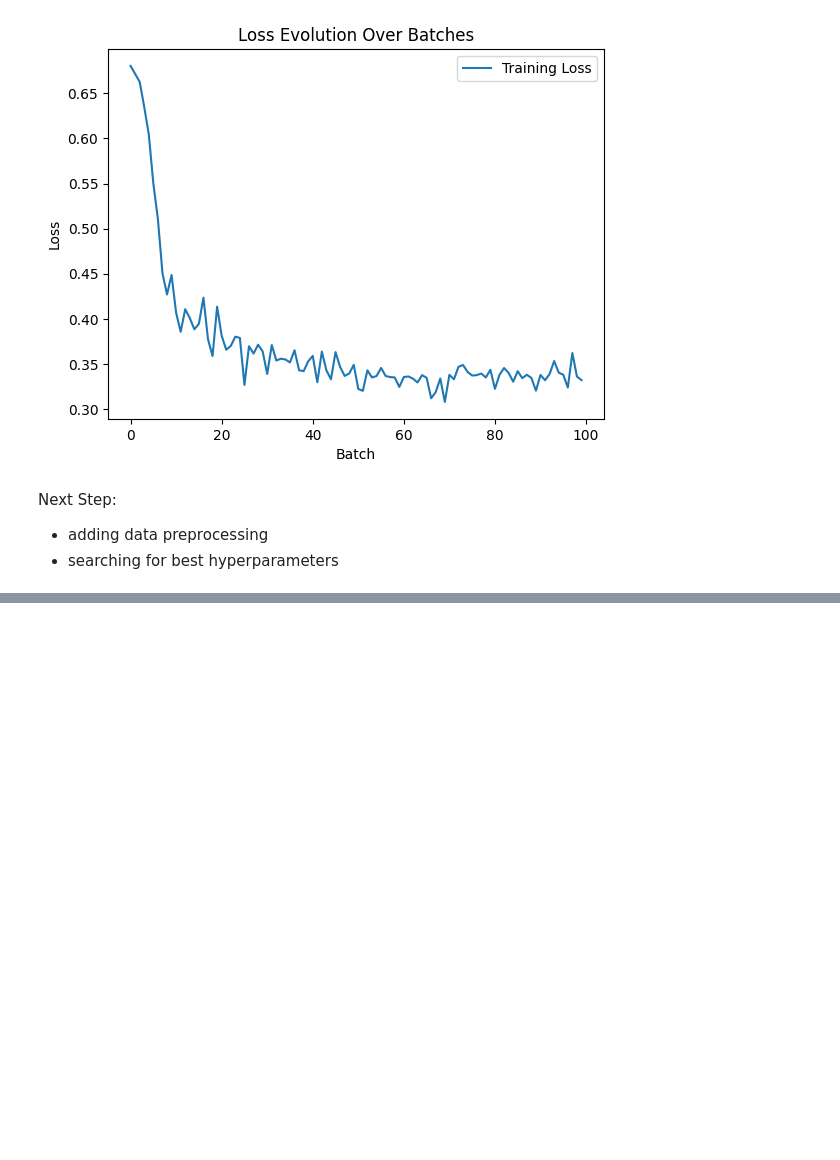
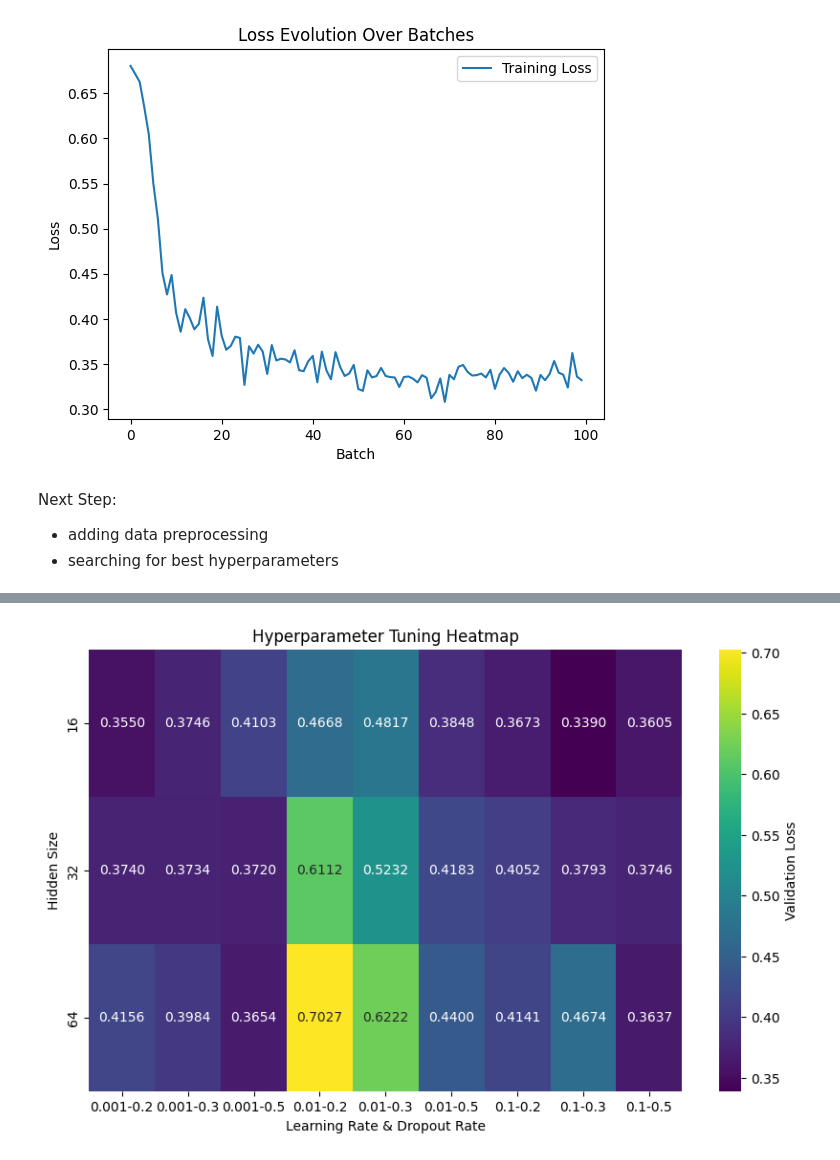
Before and after one commit to DePasquale99/MRI-network, a Jupyter notebook: classification_MLP.ipynb, the cells around one changed output, grey strips where cells are left out. Drawn from its saved outputs; the diff is of its cells as text; code cells hidden in the pictures; blank space fills up the shorter version.

Commit message:
Still grid search not working

```diff
--- a/classification_MLP.ipynb
+++ b/classification_MLP.ipynb
@@ -720,0 +596,82 @@ plt.show()
+# %%
+# Part 2: Training and Hyperparameter Tuning
+
+from itertools import product
+
+# Hyperparameter grid
+param_grid = {
+    'hidden_size': [16, 32, 64],
+    'learning_rate': [0.001, 0.01, 0.1],
+    'dropout_rate': [0.2, 0.3, 0.5],
+}
+
+# Function to train and evaluate a model on the validation set
+def train_and_evaluate_model(hidden_size, learning_rate, dropout_rate):
+    model = ShallowMLP(input_size=X.shape[1], hidden_size=hidden_size, dropout_rate=dropout_rate)
+    criterion = nn.BCELoss()
+    optimizer = optim.AdamW(model.parameters(), lr=learning_rate)
+    scheduler = torch.optim.lr_scheduler.StepLR(optimizer, step_size=10, gamma=0.5)
+
+    num_epochs = 100
+    val_losses = []
+
+    for epoch in range(num_epochs):
+        model.train()
+
+        for inputs, labels in train_loader:
+            optimizer.zero_grad()
+            outputs = model(inputs)
+            loss = criterion(outputs, labels)
+            loss.backward()
+            optimizer.step()
+
+        # Validation loss calculation
+        model.eval()
+        val_batch_losses = []
+        with torch.no_grad():
+            for inputs, labels in val_loader:
+                outputs = model(inputs)
+                loss = criterion(outputs, labels)
+                val_batch_losses.append(loss.item())
+        val_losses.append(np.mean(val_batch_losses))
+
+        scheduler.step()
+
+    # Return the average validation loss across all epochs for this configuration
+    return np.mean(val_losses)
+
+# Initialize a list to store the validation losses
+results = []
+
+# Grid search over hyperparameters
+for params in product(*param_grid.values()):
+    hidden_size, learning_rate, dropout_rate = params
+    print(f"Evaluating model with: hidden_size={hidden_size}, learning_rate={learning_rate}, dropout_rate={dropout_rate}")
+
+    avg_val_loss = train_and_evaluate_model(hidden_size, learning_rate, dropout_rate)
+    results.append((hidden_size, learning_rate, dropout_rate, avg_val_loss))
+
+# Convert results to a DataFrame for easier handling
+results_df = pd.DataFrame(results, columns=['Hidden Size', 'Learning Rate', 'Dropout Rate', 'Validation Loss'])
+
+# Find the best hyperparameters
+best_params = results_df.loc[results_df['Validation Loss'].idxmin()]
+best_hidden_size = best_params['Hidden Size']
+best_learning_rate = best_params['Learning Rate']
+best_dropout_rate = best_params['Dropout Rate']
+print(f"Best parameters: hidden_size={best_hidden_size}, learning_rate={best_learning_rate}, dropout_rate={best_dropout_rate}")
+
+# Plot heatmap of validation losses across hyperparameter configurations
+pivoted_results = results_df.pivot_table(
+    values='Validation Loss',
+    index='Hidden Size',
+    columns=['Learning Rate', 'Dropout Rate']
+)
+
+plt.figure(figsize=(10, 6))
+sns.heatmap(pivoted_results, annot=True, cmap='viridis', fmt='.4f', cbar_kws={'label': 'Validation Loss'})
+plt.title('Hyperparameter Tuning Heatmap')
+plt.xlabel('Learning Rate & Dropout Rate')
+plt.ylabel('Hidden Size')
+plt.show()
+# %% [output]
@@ -720,0 +695 @@ plt.show()
+[figure, added]
```
Also changed, not shown: parts of 10 cells of this notebook.
